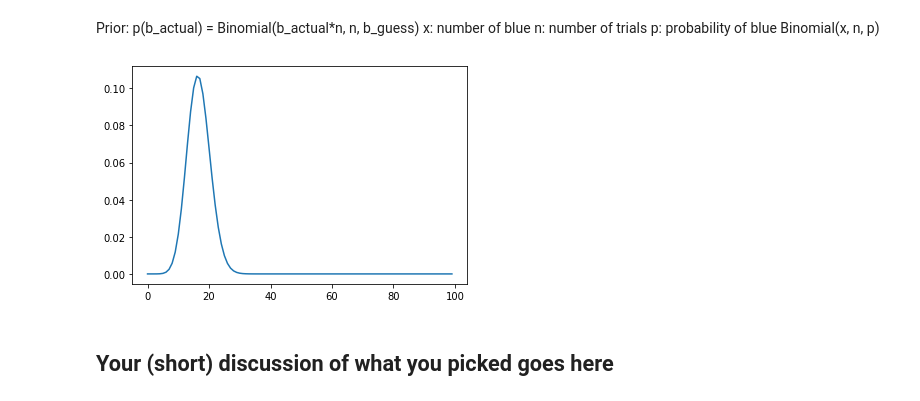
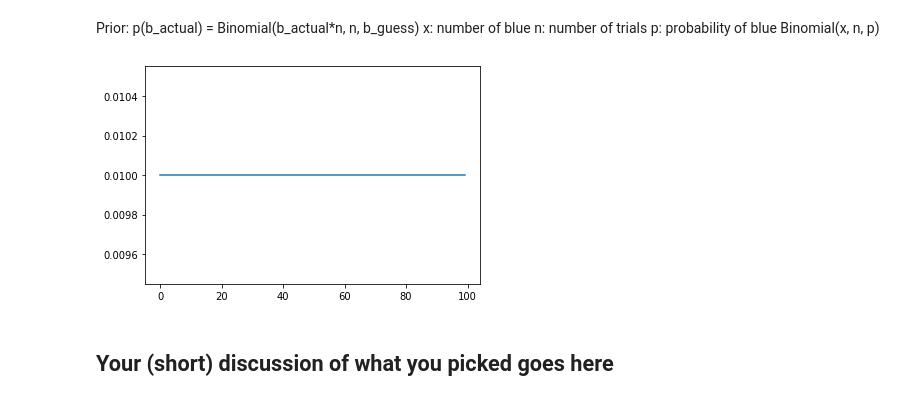
Before and after one commit to katiesavarc/DataSci_Lab, a Jupyter notebook: CodingLab05/CodingLab05_Bayes.ipynb, the cells around one changed output. Drawn from its saved outputs; the diff is of its cells as text; code cells hidden in the pictures.

```diff
--- a/CodingLab05/CodingLab05_Bayes.ipynb
+++ b/CodingLab05/CodingLab05_Bayes.ipynb
@@ -75,23 +75,29 @@ Binomial(x, n, p)
 # %%
 ## Your code and plot goes here
 from scipy.stats import binom
 import matplotlib.pyplot as plt
 b_guess = 1/6 #There are 6 colours, assume an even split
 
-def prior(b_actual, b_guess, n_tot):
+def prior(b_actual, b_guess, n_tot, prior_func):
 
-    n_actual = np.round(b_actual*n)
-    P = binom.pmf(n_actual, n_tot, b_guess)
+    #add a switch for vague (wide gaussian or uniform) vs more confident (binomial)
+    if prior_func == 'binomial':
+        n_actual = np.round(b_actual*n)
+        P = binom.pmf(n_actual, n_tot, b_guess)
+    if prior_func == 'uniform':
+        P = [1/n_tot]*len(b_actual)
+
     return P
 
+prior_func = 'uniform'
 n_tot = 100
 xp = np.linspace(0.001,0.999,n_tot)
-P = prior(xp, b_guess, n_tot)
+P = prior(xp, b_guess, n_tot, prior_func)
 #print(P)
 plt.plot(P)
 plt.show()
 # %% [output]
-[figure, old version]
+[figure, new version]
 # %% [markdown]
 ## Your (short) discussion of what you picked goes here
 # %% [markdown]
```
Also changed, not shown: parts of 9 cells of this notebook.
